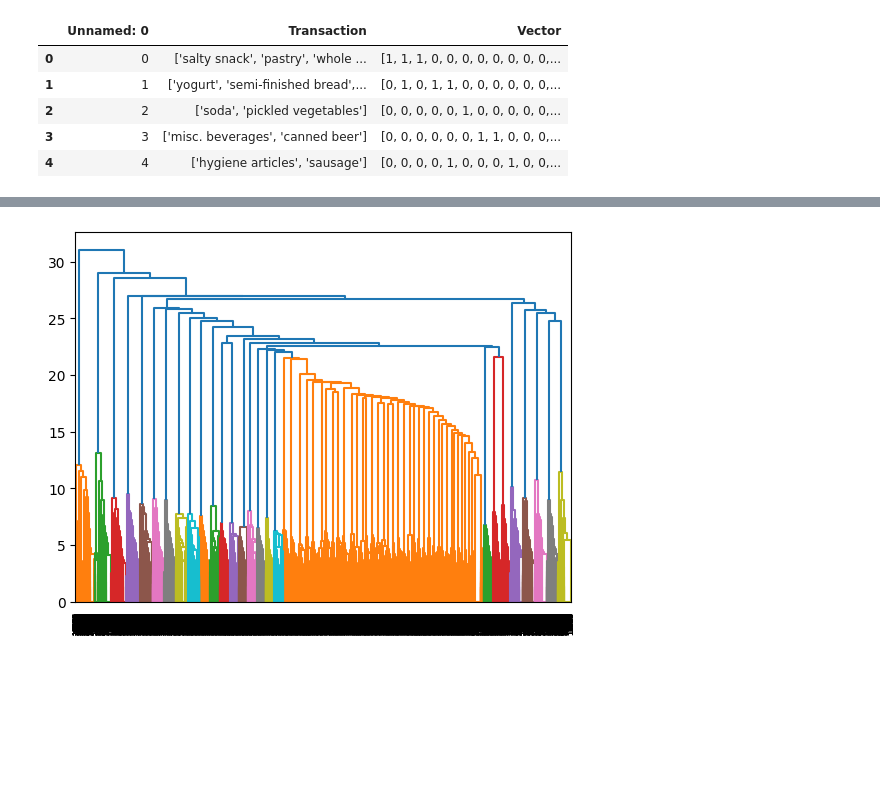
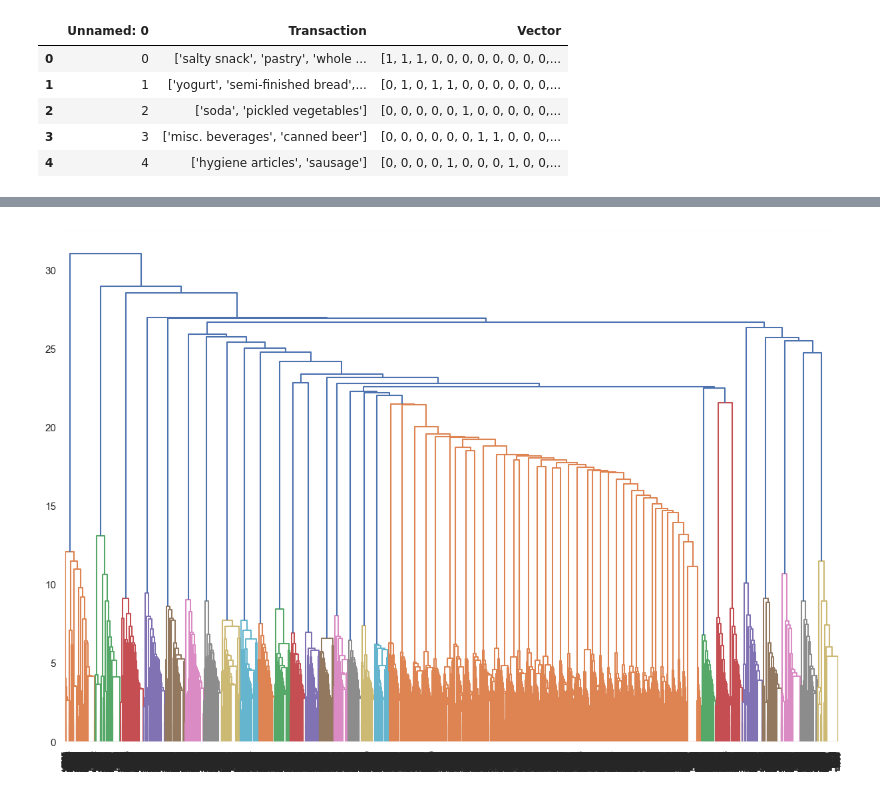
Before and after one commit to titim789/Data_Analytics_Project, a Jupyter notebook: Assignment 2/Clustering/Hierarchical.ipynb, the cells around one changed output, grey strips where cells are left out. Saved outputs shown, nothing was run; the diff lists cells and outputs as text; code cells hidden in the pictures; blank space fills up the shorter version.

Commit message:
Added Hierarchical Clustering

```diff
--- a/Assignment 2/Clustering/Hierarchical.ipynb
+++ b/Assignment 2/Clustering/Hierarchical.ipynb
@@ -48,7 +48,10 @@ vector_df = pd.DataFrame(df['Vector'].to_list())
 X = vector_df.values
 
 # Initialize AgglomerativeClustering
-agg_clustering = AgglomerativeClustering(n_clusters=10)
+agg_clustering = AgglomerativeClustering(n_clusters=3)
 
 # Fit the model and assign clusters
 df['Cluster'] = agg_clustering.fit_predict(X)
+
+# drop unnamed column
+df.drop(columns=['Unnamed: 0'], inplace=True)
@@ -76,14 +91,15 @@ import seaborn as sns
 # %%
 # Create Dendrogram
 from scipy.cluster.hierarchy import dendrogram, linkage
 
 # Generate the linkage matrix
 Z = linkage(X, 'ward')
 
+plt.figure(figsize=(15, 10))
 # Create a dendrogram
-dendrogram(Z)
+dendrogram(Z, labels=df.index.values.tolist(), leaf_rotation=90, leaf_font_size=8)
 
 # Show the plot
 plt.show()
 # %% [output]
-[figure, old version]
+[figure, new version]
```
Also changed, not shown: parts of 3 cells of this notebook, 1 other file.
